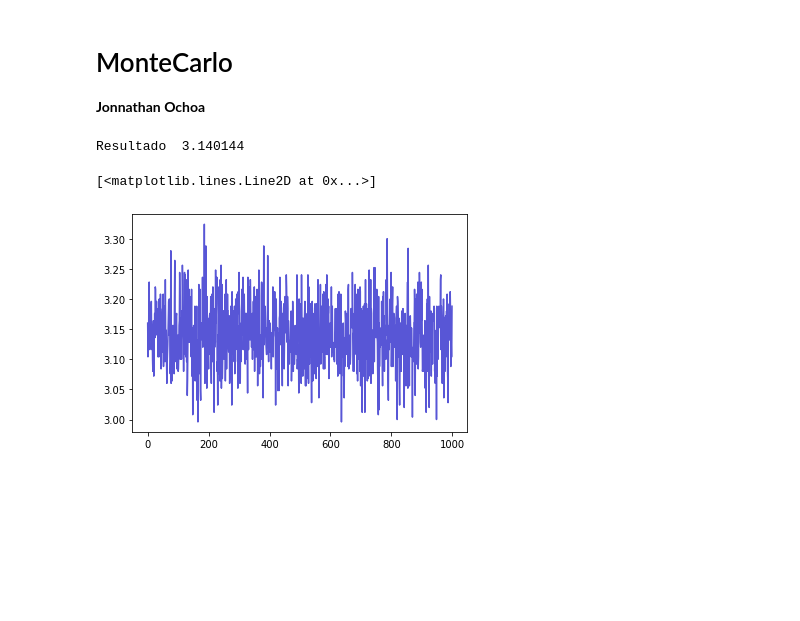
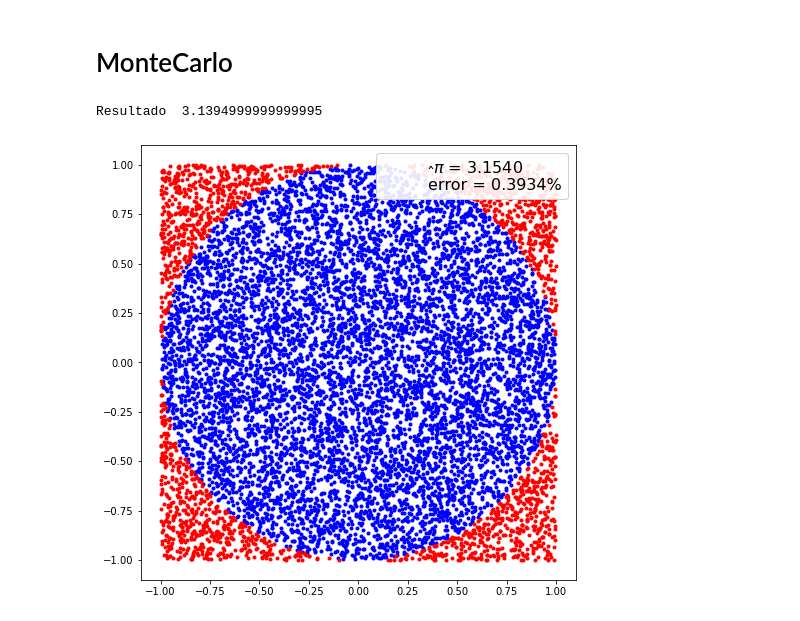
Before and after one commit to LuisRenePanjon/Simulaci-n, a Jupyter notebook: monte_carlo/MonteCarlo.ipynb, the cells around one changed output. Saved outputs shown, nothing was run; the diff lists cells and outputs as text; code cells hidden in the pictures; blank space fills up the shorter version.

```diff
--- a/monte_carlo/MonteCarlo.ipynb
+++ b/monte_carlo/MonteCarlo.ipynb
@@ -1,13 +1,11 @@
 # %% [markdown]
 <h1>MonteCarlo</h1>
-
-**Jonnathan Ochoa**
 # %%
 import matplotlib.pyplot as plt
 import numpy as np
 
-n = 1000
-numExperimentos = 1000
+n = 160
+numExperimentos = 50
 mediaPi = 0
 listaValoresPi = []
 for i in range(numExperimentos):
@@ -27,8 +25,23 @@ for i in range(numExperimentos):
 
 piFinal = mediaPi / numExperimentos
 print("Resultado ", piFinal)
-plt.plot(listaValoresPi,color="#5856d6")
 # %% [output]
-Resultado  3.140144
+Resultado  3.1394999999999995
-[<matplotlib.lines.Line2D at 0x...>]
-[figure, removed]
+# %%
+def mc_pi_aprox(N=10000):
+    plt.figure(figsize=(8,8))  # tamaño de la figura
+    x, y = np.random.uniform(-1, 1, size=(2, N))
+    interior = (x**2 + y**2) <= 1
+    pi = interior.sum() * 4 / N
+    error = abs((pi - np.pi) / pi) * 100
+    exterior = np.invert(interior)
+    plt.plot(x[interior], y[interior], 'b.')
+    plt.plot(x[exterior], y[exterior], 'r.')
+    plt.plot(0, 0, label='$\hat \pi$ = {:4.4f}\nerror = {:4.4f}%'
+             .format(pi,error), alpha=0)
+    plt.axis('square')
+    plt.legend(frameon=True, framealpha=0.9, fontsize=16)
+
+mc_pi_aprox()
+# %% [output]
+[figure, added]
```
Also changed, not shown: 2 other files.
